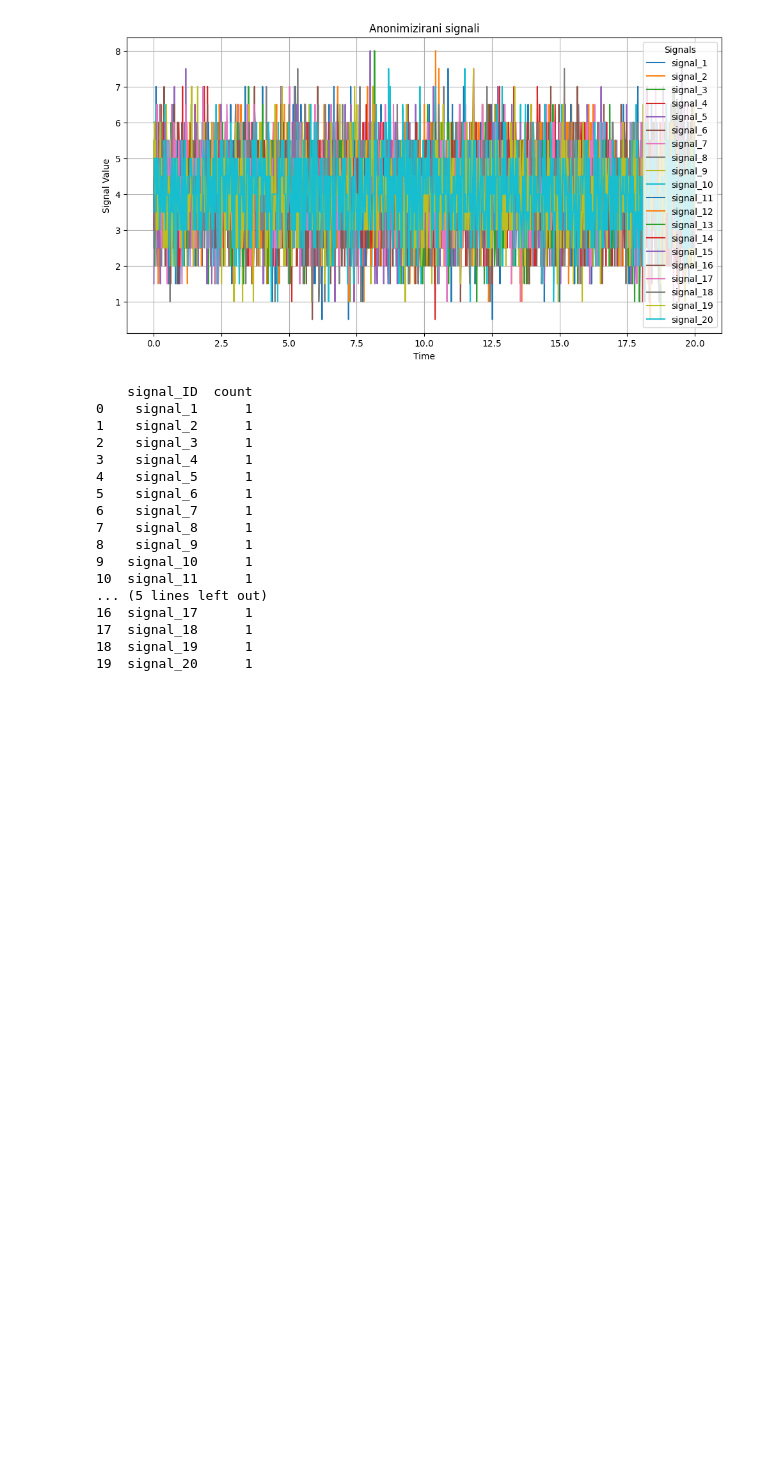
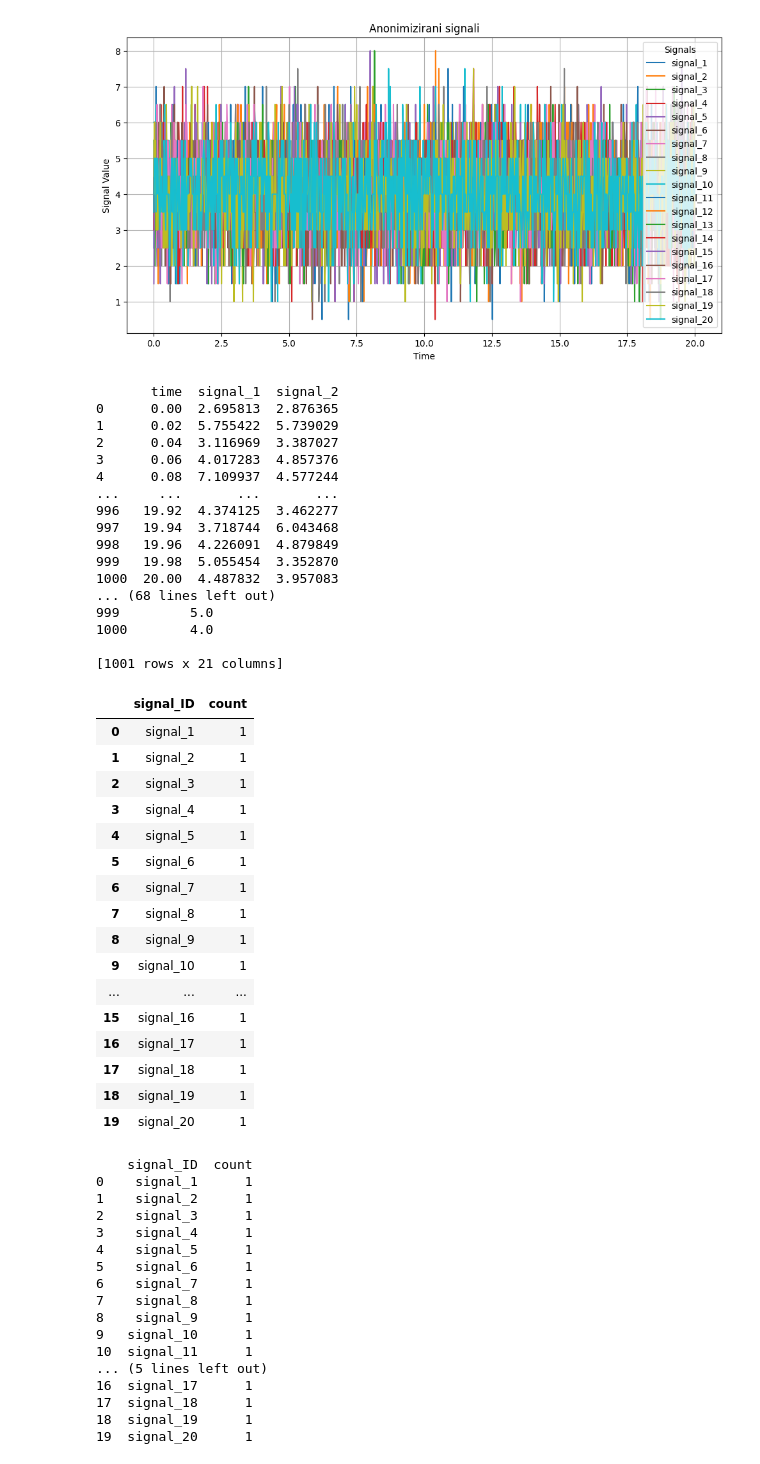
Before and after one commit to Leon-0-0-7/magistrska, a Jupyter notebook: src/anonimizacijaV1.ipynb, the cells around one changed output. Cells and saved outputs as stored; diff of their text form; code cells hidden in the pictures; blank space fills up the shorter version.

Commit message:
dodana anonimizacija originala v anonim_count

```diff
--- a/src/anonimizacijaV1.ipynb
+++ b/src/anonimizacijaV1.ipynb
@@ -436,6 +436,76 @@ def anonim_count(X_df, Y_df):
 
     result_df = pd.DataFrame(results)
     return result_df
+# %%
+import pandas as pd
+import numpy as np
+
+def anonim_count_new(X_df, Y_df):
+    """
+    Funkcija za izračun števila anonimiziranih vrednosti.
+
+    Args:
+        X_df (pandas.DataFrame): DataFrame z originalnimi signali.
+        Y_df (pandas.DataFrame): DataFrame z anonimiziranimi signali.
+
+    Returns:
+        pandas.DataFrame: Tabela z signal_ID in številom signalov, ki gredo skozi enake razrede anonimizacije.
+    """
+    meth_code = 'quant'
+    meth_pars = {'min': 0, 'max': 10, 'dif': 0.5}
+    anonimizirani_original = anonymize_signals(X_df, meth_code, meth_pars)
+
+    results = []
+
+    for column in anonimizirani_original.columns[1:]:
+        count = 0
+        for column2 in X_df.columns[1:]:
+            if (anonimizirani_original[column] == Y_df[column2]).all():
+                count += 1
+        results.append({'signal_ID': column, 'count': count})
+
+    result_df = pd.DataFrame(results)
+    return result_df
+# %%
+print(signals_with_corr.iloc[:, :3])
+print("\n **** \n")
+print(Y_df.iloc[:, :3])
+anonim_count_new(signals_with_corr, Y_df)
+# %% [output]
+       time  signal_1  signal_2
+0      0.00  2.695813  2.876365
+1      0.02  5.755422  5.739029
+2      0.04  3.116969  3.387027
+3      0.06  4.017283  4.857376
+4      0.08  7.109937  4.577244
+...     ...       ...       ...
+996   19.92  4.374125  3.462277
+997   19.94  3.718744  6.043468
+998   19.96  4.226091  4.879849
+999   19.98  5.055454  3.352870
+1000  20.00  4.487832  3.957083
+... (68 lines left out)
+999         5.0
+1000        4.0
+
+[1001 rows x 21 columns]
+|  | signal_ID | count |
+| 0 | signal_1 | 1 |
+| 1 | signal_2 | 1 |
+| 2 | signal_3 | 1 |
+| 3 | signal_4 | 1 |
+| 4 | signal_5 | 1 |
+| 5 | signal_6 | 1 |
+| 6 | signal_7 | 1 |
+| 7 | signal_8 | 1 |
+| 8 | signal_9 | 1 |
+| 9 | signal_10 | 1 |
+| ... | ... | ... |
+| 15 | signal_16 | 1 |
+| 16 | signal_17 | 1 |
+| 17 | signal_18 | 1 |
+| 18 | signal_19 | 1 |
+| 19 | signal_20 | 1 |
 # %%
 # Primer uporabe funkcije
 anonim_count_results = anonim_count(Y_df, Y_df)
```
